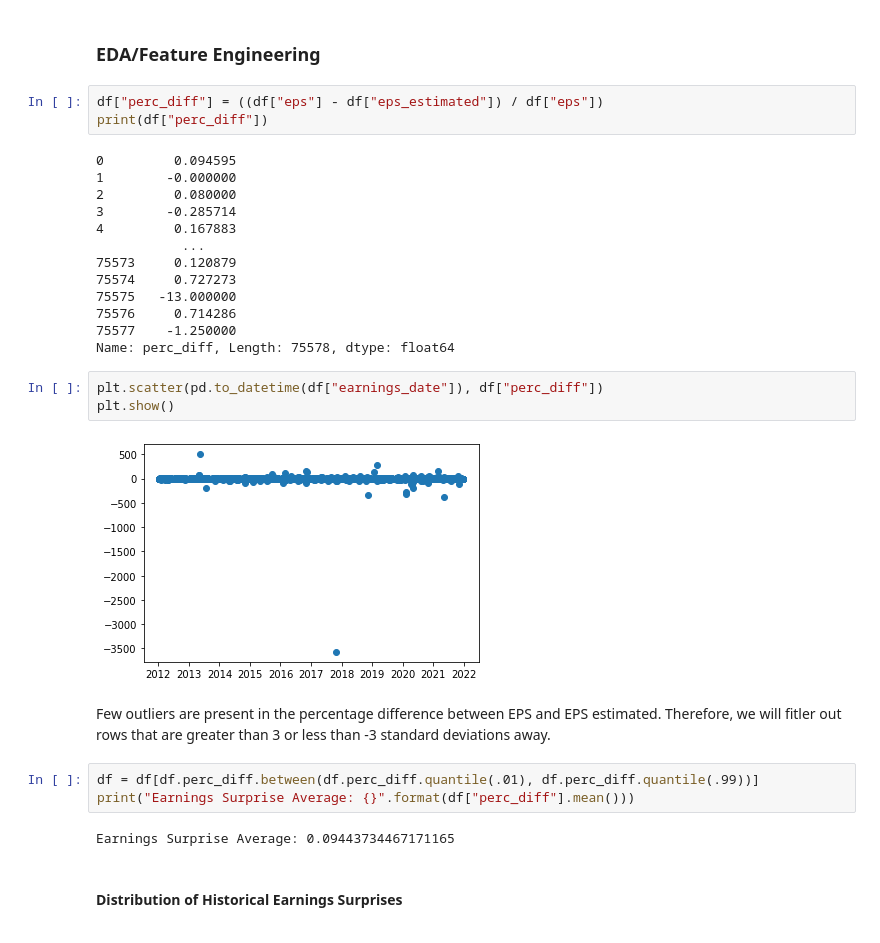
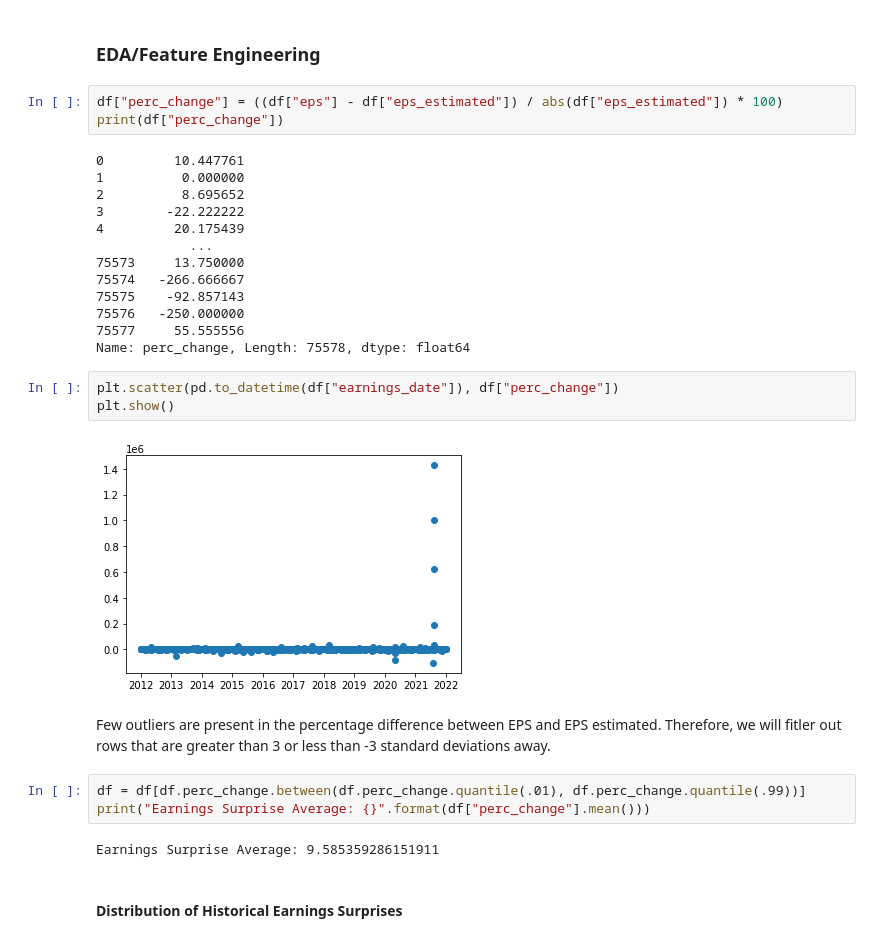
Before and after one commit to brodyu/predicting-earnings-surprises, a Jupyter notebook: predicting-earnings-surprises.ipynb, the cells around one changed output. Cells and saved outputs as stored; diff of their text form.

```diff
--- a/predicting-earnings-surprises.ipynb
+++ b/predicting-earnings-surprises.ipynb
@@ -138,33 +138,33 @@ None
 # %% [markdown]
 ### EDA/Feature Engineering
 # %%
-df["perc_diff"] = ((df["eps"] - df["eps_estimated"]) / df["eps"])
-print(df["perc_diff"])
+df["perc_change"] = ((df["eps"] - df["eps_estimated"]) / abs(df["eps_estimated"]) * 100)
+print(df["perc_change"])
 # %% [output]
-0         0.094595
-1        -0.000000
-2         0.080000
-3        -0.285714
-4         0.167883
-           ...
-75573     0.120879
-75574     0.727273
-75575   -13.000000
-75576     0.714286
-75577    -1.250000
-Name: perc_diff, Length: 75578, dtype: float64
+0         10.447761
+1          0.000000
+2          8.695652
+3        -22.222222
+4         20.175439
+            ...
+75573     13.750000
+75574   -266.666667
+75575    -92.857143
+75576   -250.000000
+75577     55.555556
+Name: perc_change, Length: 75578, dtype: float64
 # %%
-plt.scatter(pd.to_datetime(df["earnings_date"]), df["perc_diff"])
+plt.scatter(pd.to_datetime(df["earnings_date"]), df["perc_change"])
 plt.show()
 # %% [output]
-[figure, old version]
+[figure, new version]
 # %% [markdown]
 Few outliers are present in the percentage difference between EPS and EPS estimated. Therefore, we will fitler out rows that are greater than 3 or less than -3 standard deviations away.
 # %%
-df = df[df.perc_diff.between(df.perc_diff.quantile(.01), df.perc_diff.quantile(.99))]
-print("Earnings Surprise Average: {}".format(df["perc_diff"].mean()))
+df = df[df.perc_change.between(df.perc_change.quantile(.01), df.perc_change.quantile(.99))]
+print("Earnings Surprise Average: {}".format(df["perc_change"].mean()))
 # %% [output]
-Earnings Surprise Average: 0.09443734467171165
+Earnings Surprise Average: 9.585359286151911
 # %% [markdown]
 #### Distribution of Historical Earnings Surprises
 # %%
```
Also changed, not shown: parts of 8 cells of this notebook, 4 other files.
